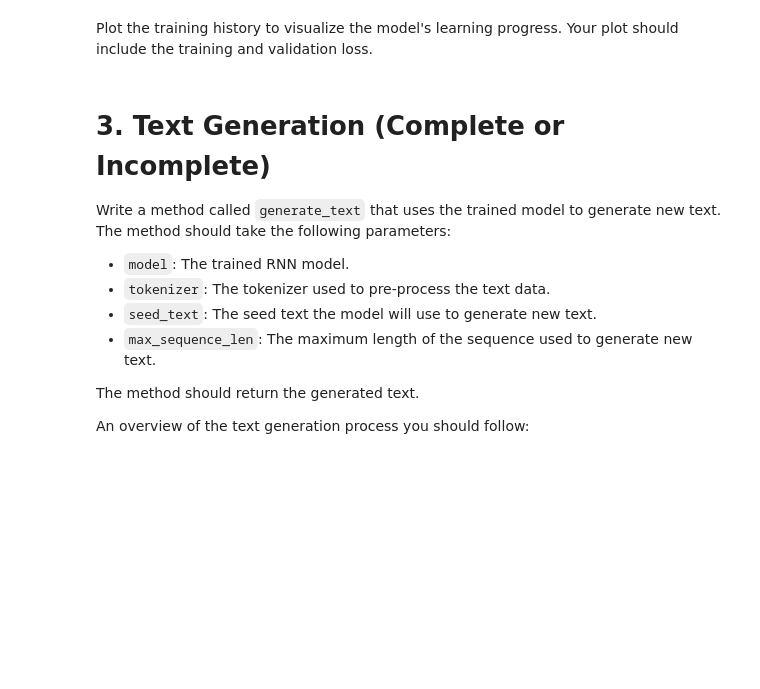
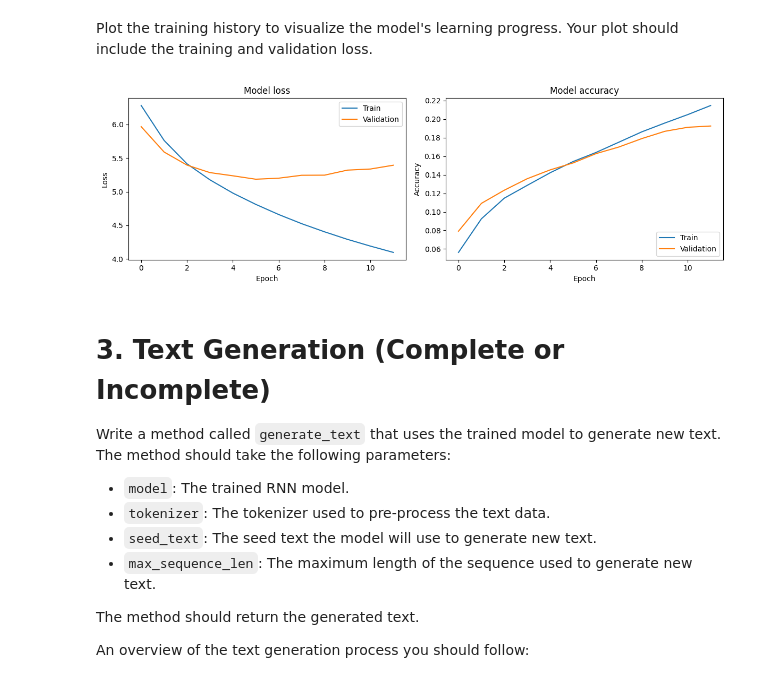
Before and after one commit to yiju-zhao/deep_learning, a Jupyter notebook: 02_activities/assignments/assignment_2.ipynb, the cells around one changed output. Saved outputs shown, nothing was run; the diff lists cells and outputs as text; code cells hidden in the pictures; blank space fills up the shorter version.

```diff
--- a/02_activities/assignments/assignment_2.ipynb
+++ b/02_activities/assignments/assignment_2.ipynb
@@ -38,7 +38,7 @@ path = 'shakespeare.txt'
 download_file(url=url, file_path=path)
 
 # Load chosen dataset. NOTE: If Colab is running out of memory, change the `fraction` parameter to a value between 0 and 1 to load less data.
-text = load_dataset(path, fraction=0.08)
+text = load_dataset(path, fraction=0.1)
 # %% [markdown]
 # 1. Data Preparation (Complete or Incomplete)
 
@@ -87,7 +87,7 @@ To prepare the dataset for training, we need to clean the text and create a nume
 from tensorflow.keras.preprocessing.text import Tokenizer
 
 # Your code here
-VOCAB_SIZE = 10000
+VOCAB_SIZE = 3000
 OOV_TOKEN = "<OOV>"
 
 tokenizer = Tokenizer(num_words=VOCAB_SIZE, oov_token=OOV_TOKEN)
@@ -184,10 +184,12 @@ from keras.layers import Embedding, LSTM, Dense, Dropout, Input
 
 model = Sequential()
 model.add(Input(shape=(SEQ_LENGTH,)))
-model.add(Embedding(VOCAB_SIZE, 64))
-model.add(LSTM(100, return_sequences=True))
+model.add(Embedding(VOCAB_SIZE, 128))
+model.add(LSTM(256, return_sequences=True))
 model.add(Dropout(0.2))
-model.add(LSTM(64))
+model.add(LSTM(256))
+model.add(Dropout(0.2))
+model.add(Dense(512, activation='relu'))
 model.add(Dropout(0.2))
 model.add(Dense(VOCAB_SIZE, activation='softmax'))
 
@@ -240,7 +246,7 @@ Train the model on the training data you've prepared.
 # %%
 history = model.fit(
     X_train, y_train,
-    epochs=5,
+    epochs=12,
     batch_size=32,
     validation_data=(X_val, y_val),
     verbose=1
@@ -250,7 +274,31 @@ Plot the training history to visualize the model's learning progress. Your plot
 # %%
 import matplotlib.pyplot as plt
 
-# Your code here
+# Plot the training history
+plt.figure(figsize=(12, 4))
+
+# Plot training & validation loss values
+plt.subplot(1, 2, 1)
+plt.plot(history.history['loss'])
+plt.plot(history.history['val_loss'])
+plt.title('Model loss')
+plt.ylabel('Loss')
+plt.xlabel('Epoch')
+plt.legend(['Train', 'Validation'], loc='upper right')
+
+# Plot training & validation accuracy values
+plt.subplot(1, 2, 2)
+plt.plot(history.history['accuracy'])
+plt.plot(history.history['val_accuracy'])
+plt.title('Model accuracy')
+plt.ylabel('Accuracy')
+plt.xlabel('Epoch')
+plt.legend(['Train', 'Validation'], loc='lower right')
+
+plt.tight_layout()
+plt.show()
+# %% [output]
+[figure, added]
 # %% [markdown]
 # 3. Text Generation (Complete or Incomplete)
 
```
Also changed, not shown: parts of 8 cells of this notebook.
